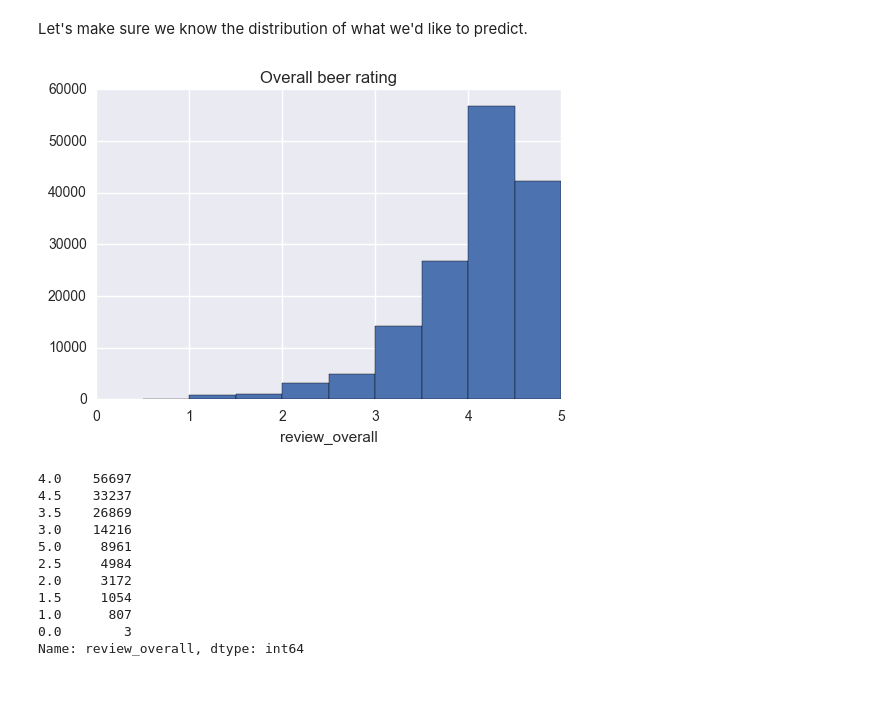
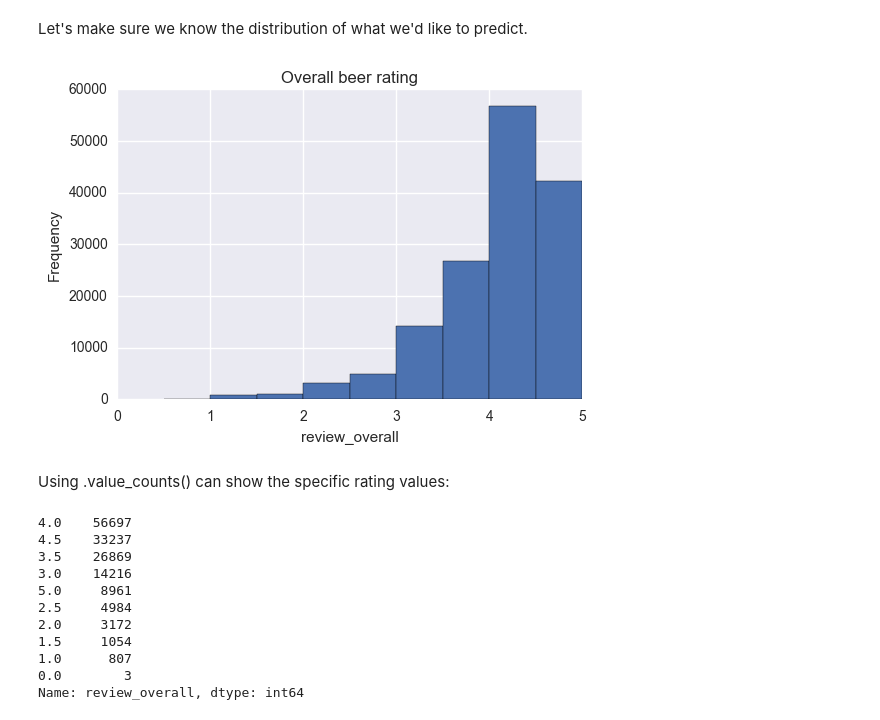
Before and after one commit to sarahpark23/RecommenderSystems, a Jupyter notebook: recommending_beers.ipynb, the cells around one changed output. Cells and saved outputs as stored; diff of their text form; code cells hidden in the pictures; blank space fills up the shorter version.

```diff
--- a/recommending_beers.ipynb
+++ b/recommending_beers.ipynb
@@ -148,9 +148,12 @@ Let's make sure we know the distribution of what we'd like to predict.
 # %%
 data.review_overall.hist(bins=10)
 plt.xlabel("review_overall")
+plt.ylabel("Frequency")
 plt.title("Overall beer rating");
 # %% [output]
-[figure, old version]
+[figure, new version]
+# %% [markdown]
+Using .value_counts() can show the specific rating values:
 # %%
 data.review_overall.value_counts()
 # %% [output]
```
Also changed, not shown: parts of 31 cells of this notebook.
